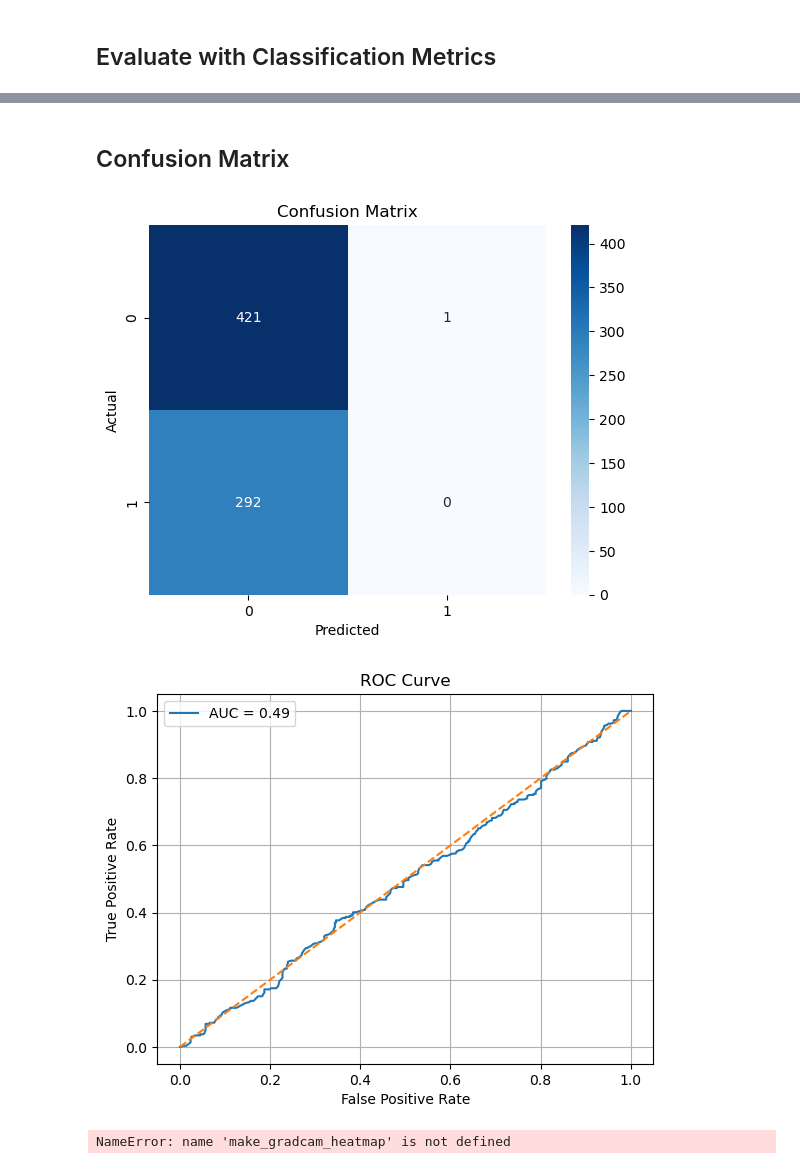
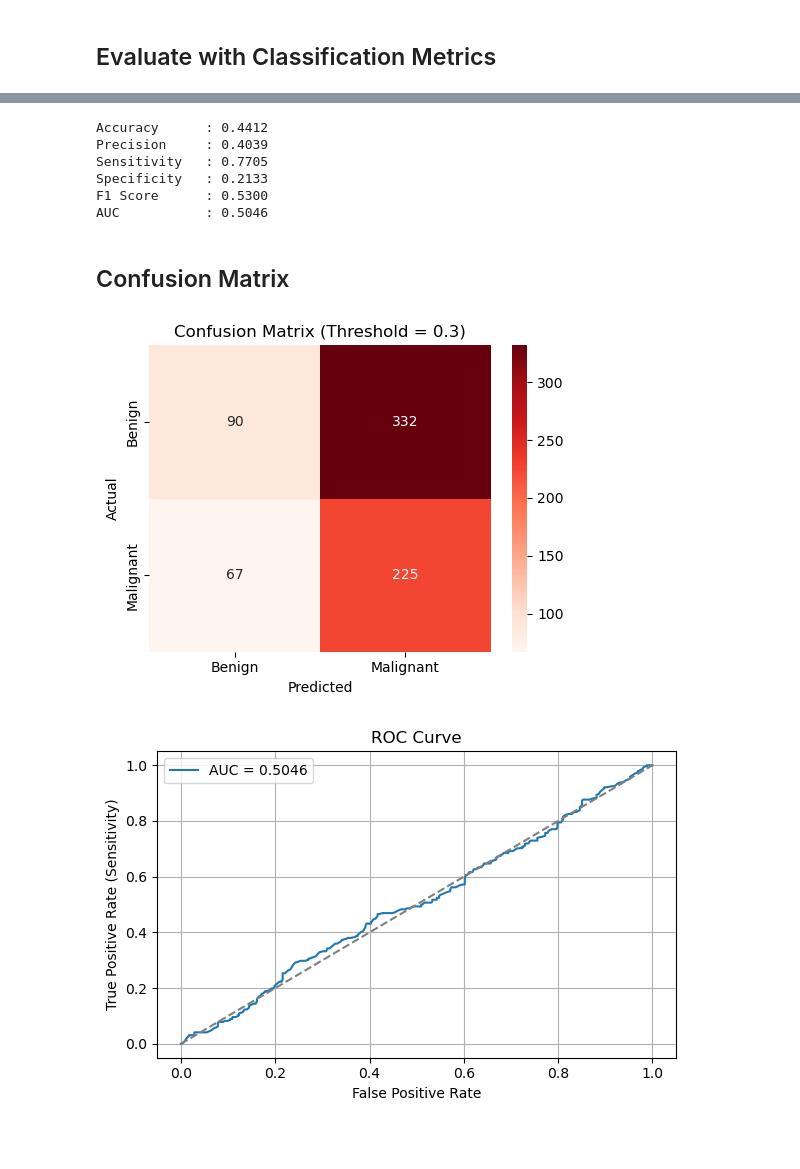
Before and after one commit to justinlim00/FYP-Overview25, a Jupyter notebook: FYP Project/FYP Project Code V1/notebooks/04_evaluation.ipynb, the cells around one changed output, grey strips where cells are left out. Saved outputs shown, nothing was run; the diff lists cells and outputs as text; code cells hidden in the pictures; blank space fills up the shorter version.

```diff
--- a/FYP Project/FYP Project Code V1/notebooks/04_evaluation.ipynb
+++ b/FYP Project/FYP Project Code V1/notebooks/04_evaluation.ipynb
@@ -14,9 +19,9 @@ y_test = np.load("../data/cibs-ddsm/processed/y_test.npy")
 # %% [markdown]
 ## Load Final Trained Model
 # %%
-from tensorflow.keras.models import load_model
-
-model = load_model("results/model_weights/final_model.h5")
+# --- Load the trained model ---
+model_path = "../results/model_weights/final_model.h5"
+model = tf.keras.models.load_model(model_path)
 # %% [output]
 WARNING:absl:Compiled the loaded model, but the compiled metrics have yet to be built. `model.compile_metrics` will be empty until you train or evaluate the model.
 # %% [markdown]
@@ -51,42 +49,47 @@ AUC: 0.493
+# %%
+# --- Print metrics ---
+print(f"Accuracy      : {accuracy:.4f}")
+print(f"Precision     : {precision:.4f}")
+print(f"Sensitivity   : {recall:.4f}")
+print(f"Specificity   : {specificity:.4f}")
+print(f"F1 Score      : {f1:.4f}")
+print(f"AUC           : {auc:.4f}")
+# %% [output]
+Accuracy      : 0.4412
+Precision     : 0.4039
+Sensitivity   : 0.7705
+Specificity   : 0.2133
+F1 Score      : 0.5300
+AUC           : 0.5046
 # %% [markdown]
 ## Confusion Matrix
 # %%
 import seaborn as sns
 import matplotlib.pyplot as plt
 
-cm = confusion_matrix(y_test, y_pred)
-sns.heatmap(cm, annot=True, fmt="d", cmap="Blues")
+plt.figure(figsize=(5, 4))
+sns.heatmap(cm, annot=True, fmt="d", cmap="Reds",
+            xticklabels=["Benign", "Malignant"],
+            yticklabels=["Benign", "Malignant"])
 plt.xlabel("Predicted")
 plt.ylabel("Actual")
-plt.title("Confusion Matrix")
+plt.title("Confusion Matrix (Threshold = 0.3)")
+plt.tight_layout()
 plt.show()
 # %% [output]
-[figure, old version]
+[figure, new version]
 # %%
-from sklearn.metrics import roc_curve
-
+# --- ROC Curve ---
 fpr, tpr, thresholds = roc_curve(y_test, y_probs)
-plt.plot(fpr, tpr, label=f"AUC = {auc:.2f}")
-plt.plot([0,1], [0,1], linestyle='--')
+plt.figure(figsize=(6, 4))
+plt.plot(fpr, tpr, label=f"AUC = {auc:.4f}")
+plt.plot([0, 1], [0, 1], linestyle="--", color="gray")
 plt.xlabel("False Positive Rate")
-plt.ylabel("True Positive Rate")
+plt.ylabel("True Positive Rate (Sensitivity)")
 plt.title("ROC Curve")
 plt.legend()
-plt.grid(True)
+plt.grid()
+plt.tight_layout()
 plt.show()
 # %% [output]
-[figure, old version]
+[figure, new version]
-# %%
-misclassified_idxs = np.where(y_test != y_pred)[0]
-sample_idx = misclassified_idxs[0]
-
-img_tensor = tf.convert_to_tensor(X_test[sample_idx:sample_idx+1])
-heatmap = make_gradcam_heatmap(img_tensor, model, last_conv_layer_name)
-overlay = overlay_heatmap("path/to/image.jpg", heatmap)
-
-plt.imshow(overlay)
-plt.title("Grad-CAM on Misclassified Sample")
-plt.axis("off")
-plt.show()
-# %% [output]
-NameError: name 'make_gradcam_heatmap' is not defined
```
Also changed, not shown: parts of 6 cells of this notebook, 2 other files.
